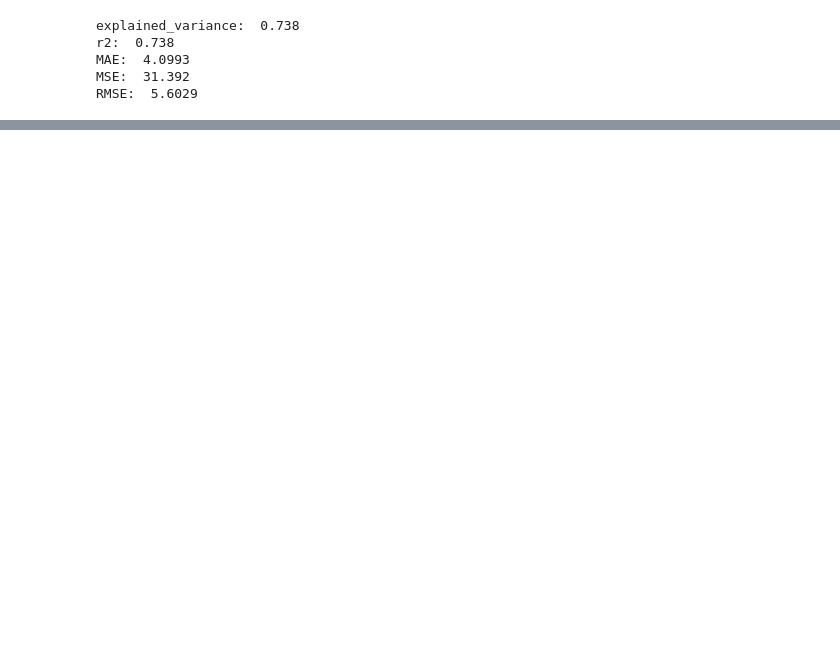
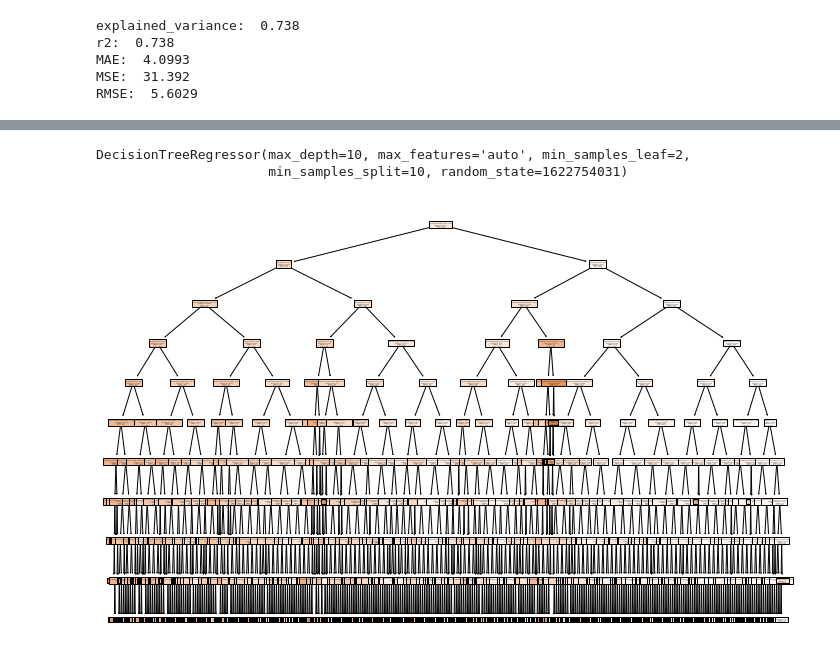
Before and after one commit to jcweaver/broadband-capstone, a Jupyter notebook: notebooks/modeling/poverty_rate/poverty_rate_v2/Random Forest with Key Broadband Metrics and Covariates.ipynb, the cells around one changed output, grey strips where cells are left out. Drawn from its saved outputs; the diff is of its cells as text; code cells hidden in the pictures; blank space fills up the shorter version.

```diff
--- a/notebooks/modeling/poverty_rate/poverty_rate_v2/Random Forest with Key Broadband Metrics and Covariates.ipynb
+++ b/notebooks/modeling/poverty_rate/poverty_rate_v2/Random Forest with Key Broadband Metrics and Covariates.ipynb
@@ -341,3 +360,6 @@ MSE:  31.392
 RMSE:  5.6029
 # %%
 pickle.dump(model, open('/home/ec2-user/capstone/broadband-capstone/models/poverty_rate_random_forest_2.sav', 'wb'))
+# %%
+with open('/home/ec2-user/capstone/broadband-capstone/models/poverty_rate_random_forest_2.sav', 'rb') as f:
+    poverty_model_random_forest = pickle.load(f)
@@ -343,0 +382,9 @@ pickle.dump(model, open('/home/ec2-user/capstone/broadband-capstone/models/pover
+# %%
+poverty_model_random_forest.estimators_[0]
+# %% [output]
+DecisionTreeRegressor(max_depth=10, max_features='auto', min_samples_leaf=2,
+                      min_samples_split=10, random_state=1622754031)
+# %%
+_ = tree.plot_tree(poverty_model_random_forest.estimators_[0], feature_names=high_importance_and_set_2, filled=True)
+# %% [output]
+[figure, added]
```
Also changed, not shown: parts of 7 cells of this notebook, 1 other file.
